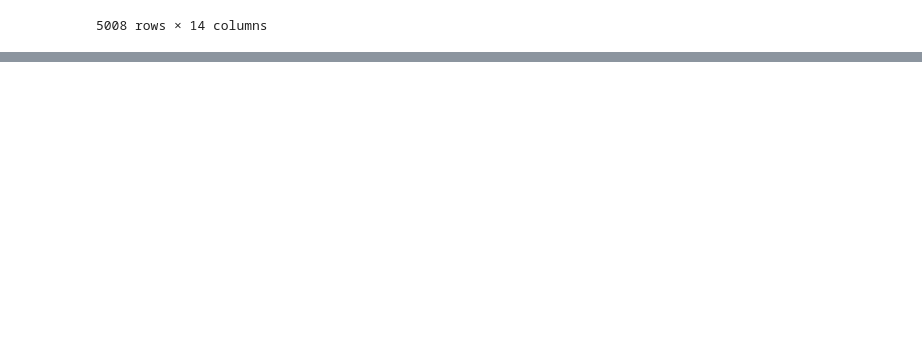
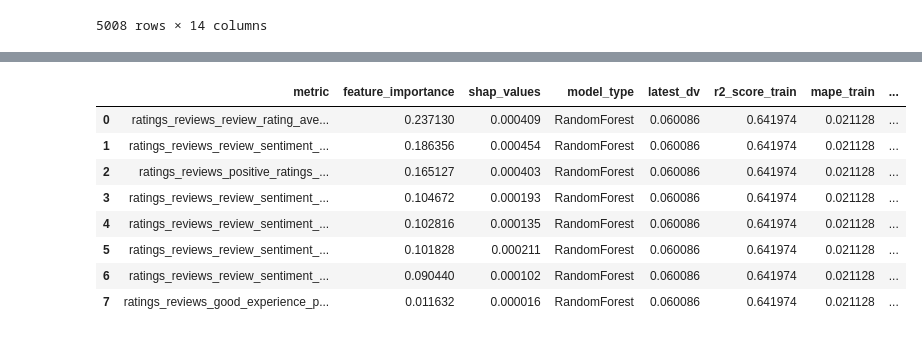
Before and after one commit to vks-varma/brandhub-capability, a Jupyter notebook: src/BHC_Capability/rough_book.ipynb, the cells around one changed output, grey strips where cells are left out. Drawn from its saved outputs; the diff is of its cells as text; code cells hidden in the pictures; blank space fills up the shorter version.

Commit message:
rf modeling functions

```diff
--- a/src/BHC_Capability/rough_book.ipynb
+++ b/src/BHC_Capability/rough_book.ipynb
@@ -548,0 +614,2 @@ WARNING:root:Solver didnt converge, see SolverResult.
+# %%
+train_x, test_x, train_y, test_y, idvs, dv = model_data_prep(model_idv_dv_df, col_available, config)
@@ -548,0 +693,2 @@ WARNING:root:Solver didnt converge, see SolverResult.
+# %%
+regressor, feat_importance, shap_df, search = train_and_evaluate_model(config,train_x,train_y)
@@ -548,0 +786,2 @@ WARNING:root:Solver didnt converge, see SolverResult.
+# %%
+results_all_model, actual_vs_predicted = evaluate_model_performance(config, regressor, train_x, train_y, test_x, test_y, idvs, dv, feat_importance, shap_df, search)
@@ -548,0 +815,26 @@ WARNING:root:Solver didnt converge, see SolverResult.
+# %%
+group_list = [config['date_column']] + config['data_prep_group_var']
+final_rf_results = []  # To store results from all groups and equity pillars
+final_act_pred_results = []
+pillar_idv_dict = idv_list.groupby('equity_pillar')['idv'].apply(list).to_dict()
+for group, group_df in scaled_data.groupby(config['data_prep_group_var']):
+    print(group)
+    model_data = group_df.copy()
+    model_data = model_data.pivot(index=group_list, columns='metric', values='value').reset_index()
+    for pillar in pillar_idv_dict.keys():
+        print(pillar)
+        # Filter columns available for the current pillar
+        col_available = [
+            col for col in model_data if col in pillar_idv_dict[pillar]
+        ]
+        columns_model = group_list + col_available + [config["dv_column"]]
+
+        if col_available:  # Proceed only if there are relevant columns
+        # Filter data for CFA
+            print("training")
+            model_idv_dv_df = model_data[columns_model]
+            train_x, test_x, train_y, test_y, idvs, dv = model_data_prep(model_idv_dv_df, col_available, config)
+            regressor, feat_importance, shap_df, search = train_and_evaluate_model(config,train_x,train_y)
+            results_all_model, actual_vs_predicted = evaluate_model_performance(config, regressor, train_x, train_y, test_x, test_y, idvs, dv, feat_importance, shap_df, search, group)
+            final_rf_results.append(results_all_model)
+            final_act_pred_results.append(actual_vs_predicted)
@@ -548,0 +925,12 @@ WARNING:root:Solver didnt converge, see SolverResult.
+# %%
+results_all_model
+# %% [output]
+|  | metric | feature_importance | shap_values | model_type | latest_dv | r2_score_train | mape_train | ... |
+| 0 | ratings_reviews_review_rating_ave... | 0.237130 | 0.000409 | RandomForest | 0.060086 | 0.641974 | 0.021128 | ... |
+| 1 | ratings_reviews_review_sentiment_... | 0.186356 | 0.000454 | RandomForest | 0.060086 | 0.641974 | 0.021128 | ... |
+| 2 | ratings_reviews_positive_ratings_... | 0.165127 | 0.000403 | RandomForest | 0.060086 | 0.641974 | 0.021128 | ... |
+| 3 | ratings_reviews_review_sentiment_... | 0.104672 | 0.000193 | RandomForest | 0.060086 | 0.641974 | 0.021128 | ... |
+| 4 | ratings_reviews_review_sentiment_... | 0.102816 | 0.000135 | RandomForest | 0.060086 | 0.641974 | 0.021128 | ... |
+| 5 | ratings_reviews_review_sentiment_... | 0.101828 | 0.000211 | RandomForest | 0.060086 | 0.641974 | 0.021128 | ... |
+| 6 | ratings_reviews_review_sentiment_... | 0.090440 | 0.000102 | RandomForest | 0.060086 | 0.641974 | 0.021128 | ... |
+| 7 | ratings_reviews_good_experience_p... | 0.011632 | 0.000016 | RandomForest | 0.060086 | 0.641974 | 0.021128 | ... |
```
Also changed, not shown: parts of 17 cells of this notebook, 1 other file.
